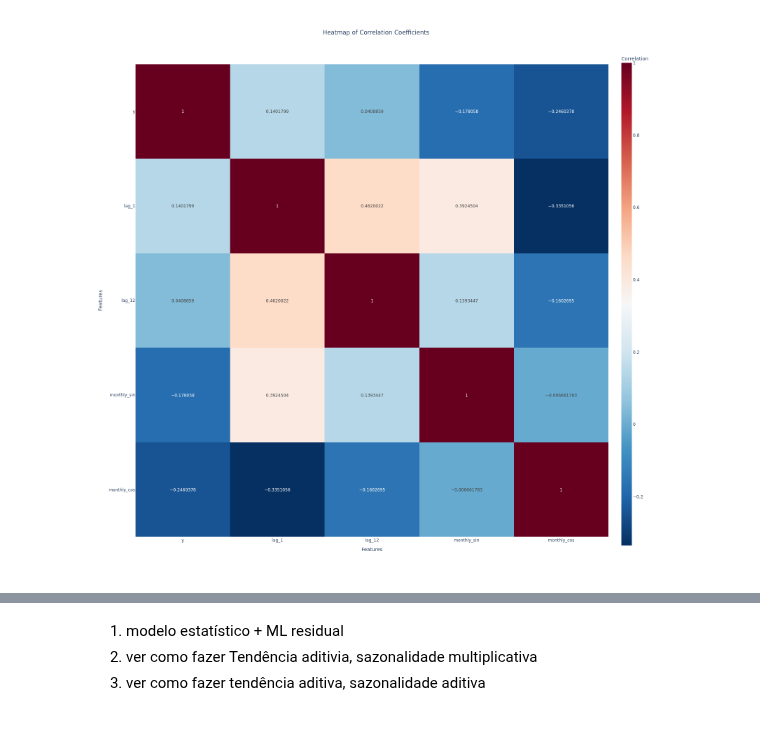
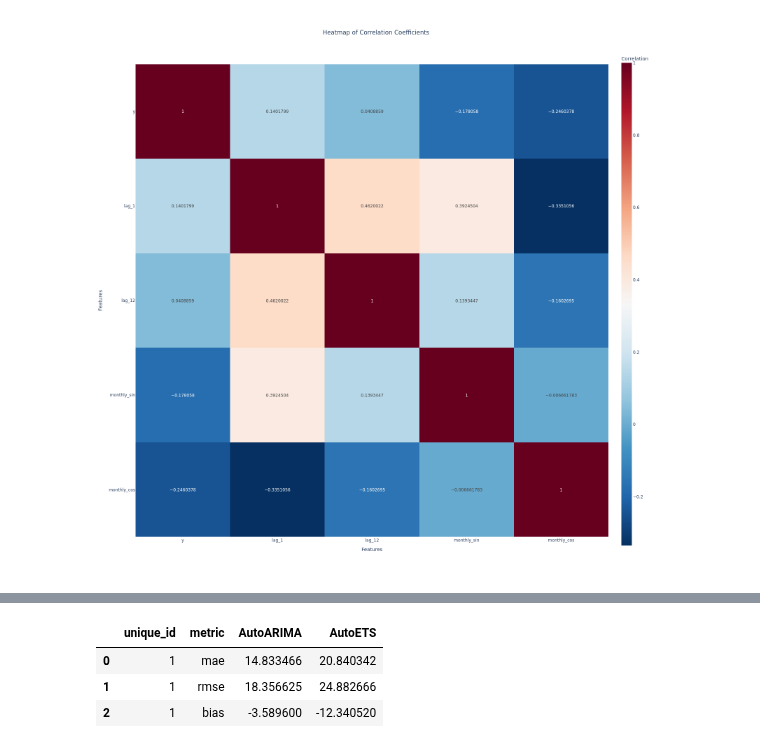
Before and after one commit to HeyLucasLeao/forecasting, a Jupyter notebook: 1.air_passangers.ipynb, the cells around one changed output, grey strips where cells are left out. Saved outputs shown, nothing was run; the diff lists cells and outputs as text; code cells hidden in the pictures.

```diff
--- a/1.air_passangers.ipynb
+++ b/1.air_passangers.ipynb
@@ -137,4 +139,32 @@ corr_heatmap(df[df.columns[2:]], fig_type="png")
-# %% [markdown]
-1. modelo estatístico + ML residual
-2. ver como fazer Tendência aditivia, sazonalidade multiplicativa
-3. ver como fazer tendência aditiva, sazonalidade aditiva
+# %%
+seasonal_length = 12
+# %%
+sf = StatsForecast(
+    models=[
+        AutoARIMA(season_length=seasonal_length),
+        AutoETS(season_length=seasonal_length),
+    ],
+    freq='ME',
+    fallback_model=Naive(),
+    n_jobs=1
+)
+# %%
+cv_df = sf.cross_validation(
+    df=df[["unique_id", "ds", "y"]],
+    h=12,
+    step_size=12,
+    n_windows=1
+)
+# %%
+metrics = [
+    mae,
+    rmse,
+    bias
+]
+# %%
+evaluate(cv_df[["unique_id", "ds", "y", "AutoARIMA", "AutoETS"]], metrics, models=["AutoARIMA", "AutoETS"], id_col="unique_id", time_col="ds", target_col="y")
+# %% [output]
+|  | unique_id | metric | AutoARIMA | AutoETS |
+| 0 | 1 | mae | 14.833466 | 20.840342 |
+| 1 | 1 | rmse | 18.356625 | 24.882666 |
+| 2 | 1 | bias | -3.589600 | -12.340520 |
```
Also changed, not shown: parts of 2 cells of this notebook, 1 other file.
